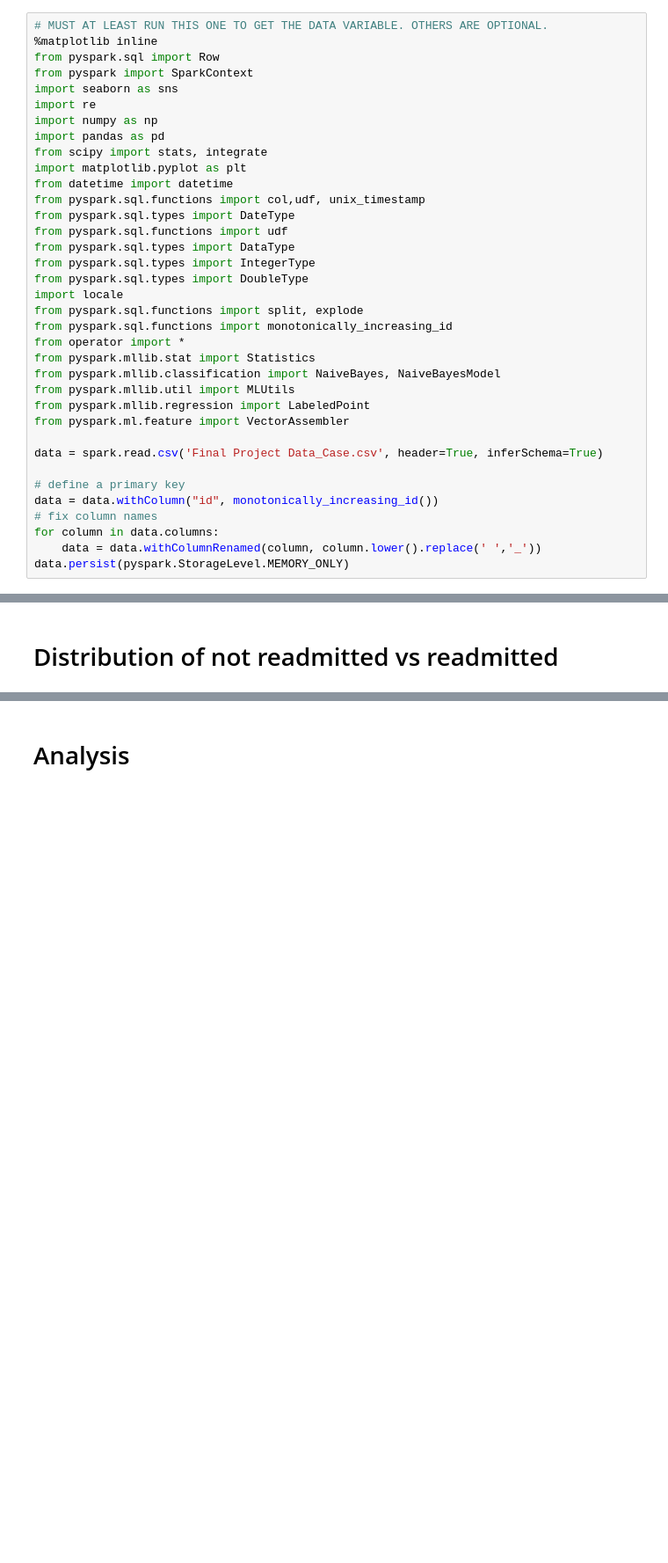
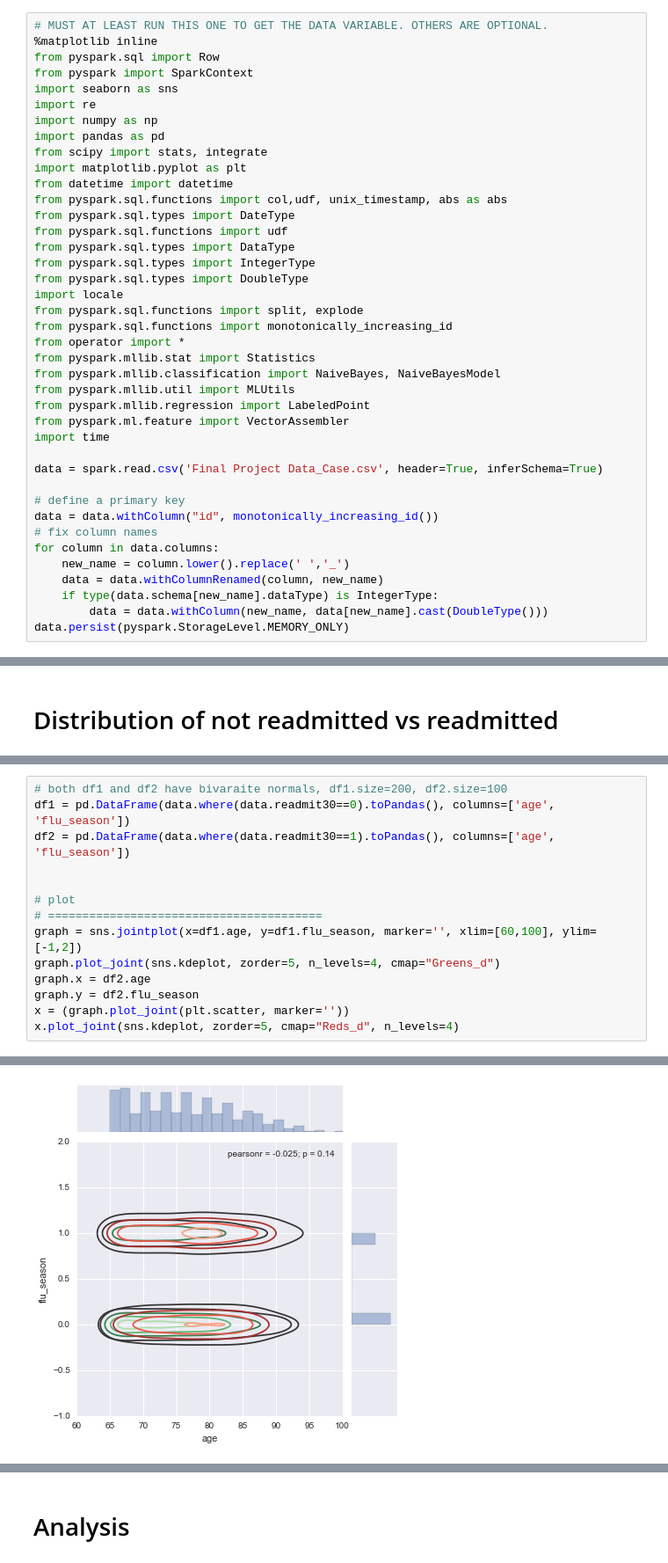
Before and after one commit to ultrarelativistic/Galvanize-Data-Leadership, a Jupyter notebook: final/EDA.ipynb, the cells around one changed output, grey strips where cells are left out. Shown at 88% size. Saved outputs shown, nothing was run; the diff lists cells and outputs as text; blank space fills up the shorter version.

```diff
--- a/final/EDA.ipynb
+++ b/final/EDA.ipynb
@@ -10,7 +10,7 @@ import pandas as pd
 from scipy import stats, integrate
 import matplotlib.pyplot as plt
 from datetime import datetime
-from pyspark.sql.functions import col,udf, unix_timestamp
+from pyspark.sql.functions import col,udf, unix_timestamp, abs as abs
 from pyspark.sql.types import DateType
 from pyspark.sql.functions import udf
 from pyspark.sql.types import DataType
@@ -25,6 +25,7 @@ from pyspark.mllib.classification import NaiveBayes, NaiveBayesModel
 from pyspark.mllib.util import MLUtils
 from pyspark.mllib.regression import LabeledPoint
 from pyspark.ml.feature import VectorAssembler
+import time
 
 data = spark.read.csv('Final Project Data_Case.csv', header=True, inferSchema=True)
 
@@ -32,6 +33,9 @@ data = spark.read.csv('Final Project Data_Case.csv', header=True, inferSchema=Tr
 data = data.withColumn("id", monotonically_increasing_id())
 # fix column names
 for column in data.columns:
-    data = data.withColumnRenamed(column, column.lower().replace(' ','_'))
+    new_name = column.lower().replace(' ','_')
+    data = data.withColumnRenamed(column, new_name)
+    if type(data.schema[new_name].dataType) is IntegerType:
+        data = data.withColumn(new_name, data[new_name].cast(DoubleType()))
 data.persist(pyspark.StorageLevel.MEMORY_ONLY)
 # %% [output]
@@ -216,3 +214,18 @@ x.plot_joint(sns.kdeplot, zorder=5, cmap="Reds_d", n_levels=4)
 # %% [output]
 <seaborn.axisgrid.JointGrid at 0x...>
 [figure]
+# %%
+# both df1 and df2 have bivaraite normals, df1.size=200, df2.size=100
+df1 = pd.DataFrame(data.where(data.readmit30==0).toPandas(), columns=['age', 'flu_season'])
+df2 = pd.DataFrame(data.where(data.readmit30==1).toPandas(), columns=['age', 'flu_season'])
+
+
+# plot
+# ========================================
+graph = sns.jointplot(x=df1.age, y=df1.flu_season, marker='', xlim=[60,100], ylim=[-1,2])
+graph.plot_joint(sns.kdeplot, zorder=5, n_levels=4, cmap="Greens_d")
+graph.x = df2.age
+graph.y = df2.flu_season
+x = (graph.plot_joint(plt.scatter, marker=''))
+x.plot_joint(sns.kdeplot, zorder=5, cmap="Reds_d", n_levels=4)
+# %% [output]
@@ -218,0 +233 @@ x.plot_joint(sns.kdeplot, zorder=5, cmap="Reds_d", n_levels=4)
+[figure, added]
```
Also changed, not shown: parts of 26 cells of this notebook, 22 other files.
